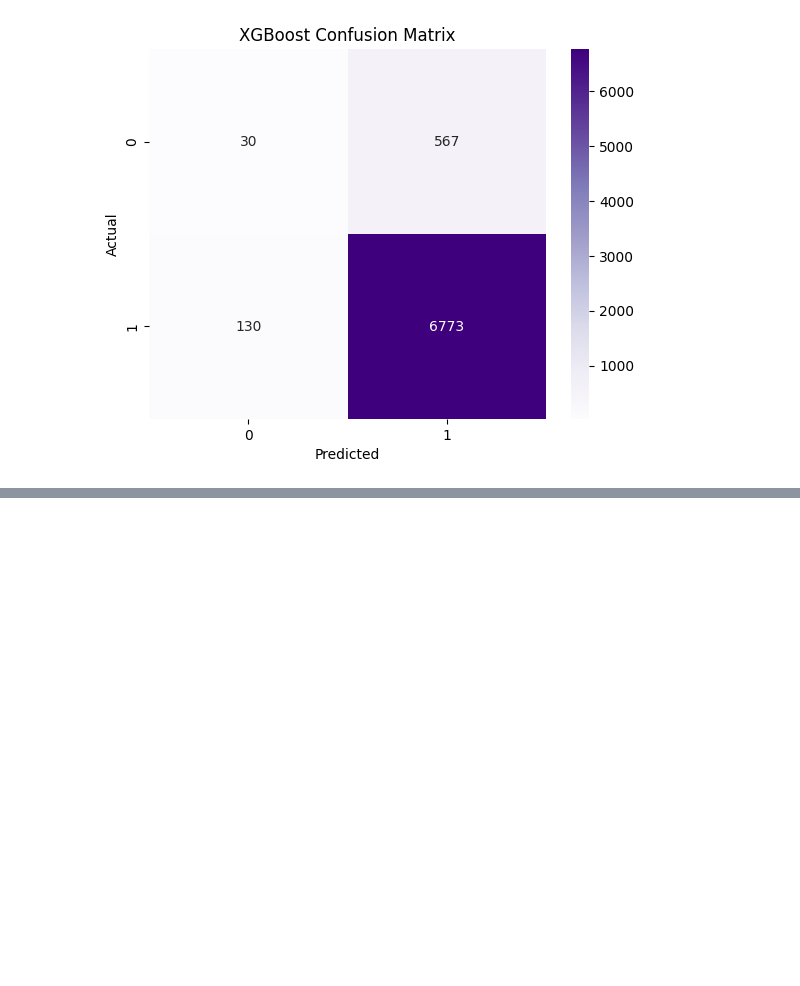
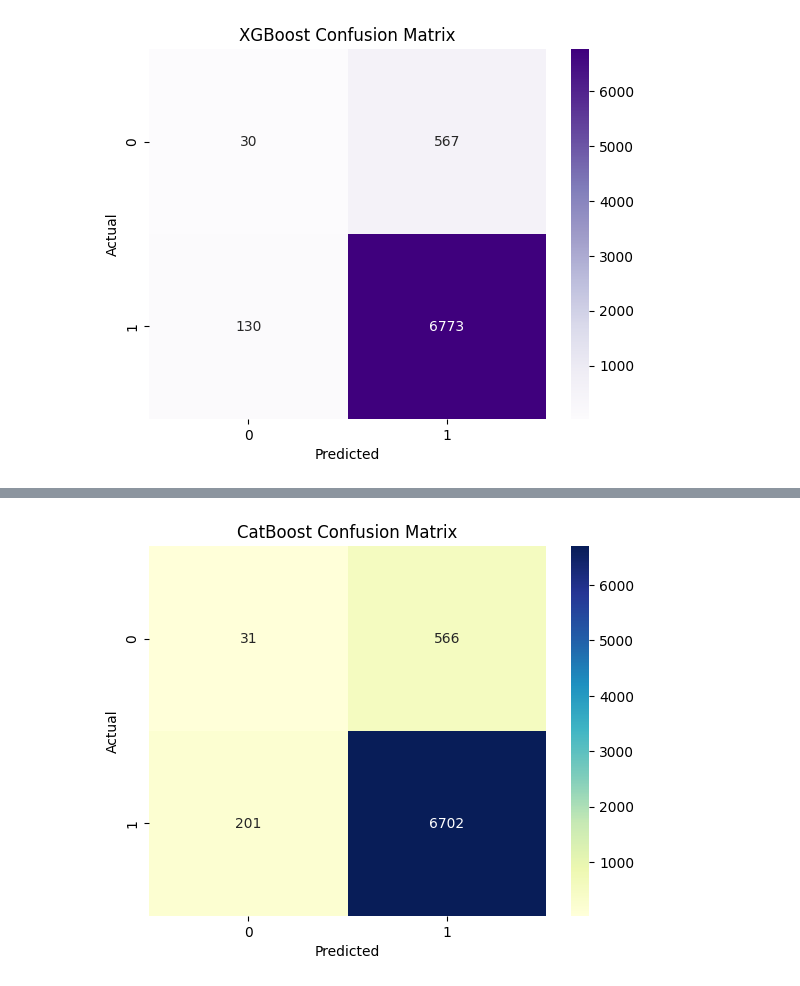
Before and after one commit to samifahim07/PsychWell-Predictive-Modeling, a Jupyter notebook: mental_health.ipynb, the cells around one changed output, grey strips where cells are left out. Saved outputs shown, nothing was run; the diff lists cells and outputs as text; code cells hidden in the pictures; blank space fills up the shorter version.

```diff
--- a/mental_health.ipynb
+++ b/mental_health.ipynb
@@ -762,3 +762,79 @@ Accuracy Score : 90.70666666666666
    macro avg       0.56      0.52      0.52      7500
 weighted avg       0.86      0.91      0.88      7500
 [figure]
+# %%
+from catboost import CatBoostClassifier
+
+# CatBoost
+cat = CatBoostClassifier(
+    random_seed=42,
+    verbose=0
+)
+
+# Hyperparameters
+param_grid = {
+    'iterations': [100, 200, 300, 500, 700, 1000],
+    'depth': [4, 5, 6, 7, 8, 10],
+    'learning_rate': [0.01, 0.03, 0.05, 0.1, 0.2],
+    'l2_leaf_reg': [1, 3, 5, 7, 10],
+    'border_count': [32, 64, 128, 254],
+    'random_strength': [0, 0.5, 1, 2, 5],
+    'bagging_temperature': [0, 0.5, 1, 2, 5],
+    'loss_function': ['MultiClass']
+}
+
+# Hyperparameter Tuning
+cat_random = RandomizedSearchCV(
+    estimator=cat,
+    param_distributions=param_grid,
+    n_iter=40,
+    cv=3,
+    scoring='accuracy',
+    random_state=42,
+    n_jobs=-1,
+    verbose=1
+)
+
+cat_random.fit(xtrain, ytrain)
+
+# Best Parameters
+print("Best Parameters:")
+print(cat_random.best_params_)
+
+print("\nBest CV Score:")
+print(cat_random.best_score_ * 100)
+
+# Best CatBoost Model
+model_1_cat = cat_random.best_estimator_
+
+# Training Score
+print("\n Training Score:",
+      model_1_cat.score(xtrain, ytrain) * 100)
+
+# Testing Score
+print(" Testing Score:",
+      model_1_cat.score(xtest, ytest) * 100)
+
+# Prediction
+y_pred_cat = model_1_cat.predict(xtest)
+
+# Accuracy
+ac_score_cat = accuracy_score(ytest, y_pred_cat)
+print("\nAccuracy Score :",
+      ac_score_cat * 100)
+
+# Classification Report
+class_rep_cat = classification_report(ytest, y_pred_cat)
+print("\nClassification Report :\n",
+      class_rep_cat)
+
+# Confusion Matrix
+con_max_cat = confusion_matrix(ytest, y_pred_cat)
+
+sns.heatmap(con_max_cat, annot=True, fmt='d', cmap="YlGnBu")
+
+plt.title("CatBoost Confusion Matrix")
+plt.xlabel("Predicted")
+plt.ylabel("Actual")
+plt.show()
+# %% [output]
@@ -764,0 +858 @@ weighted avg       0.86      0.91      0.88      7500
+[figure, added]
```
Also changed, not shown: parts of 1 cell of this notebook, 4 other files.
